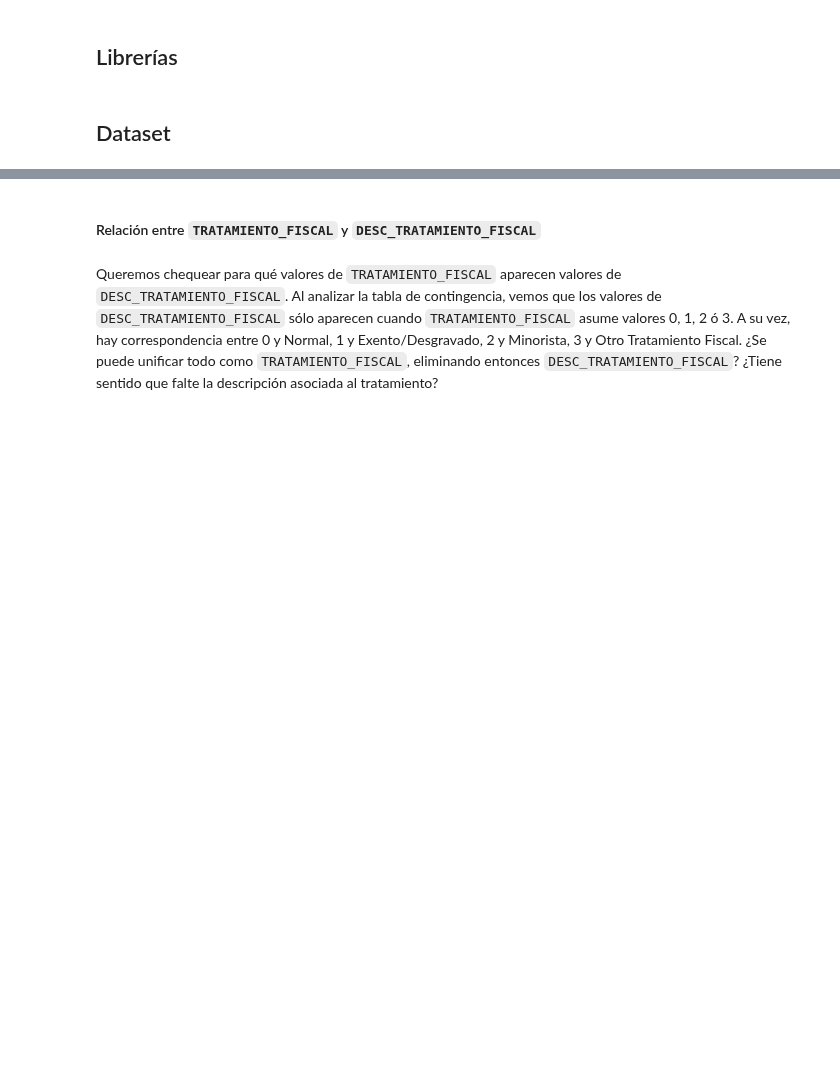
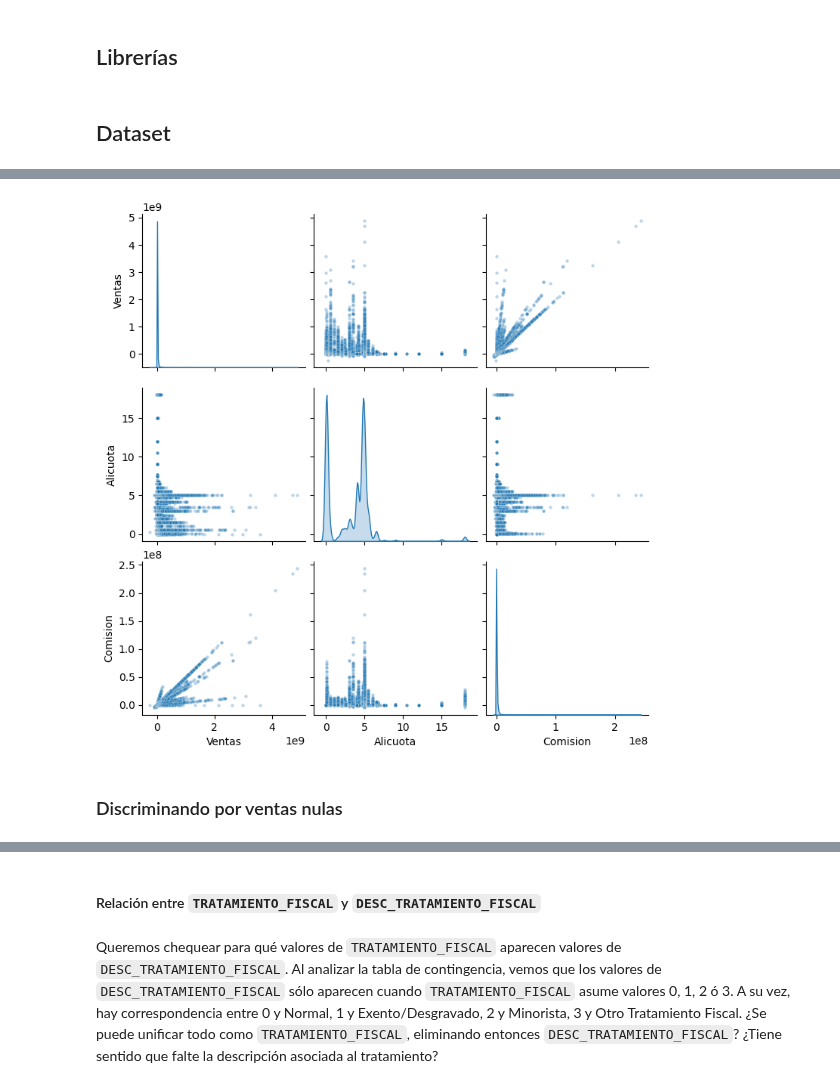
Before and after one commit to Cheva94/Diplo_M16, a Jupyter notebook: AyVD/resolucion02.ipynb, the cells around one changed output, grey strips where cells are left out. Cells and saved outputs as stored; diff of their text form; code cells hidden in the pictures; blank space fills up the shorter version.

Commit message:
Analisis con variables numericas

```diff
--- a/AyVD/resolucion02.ipynb
+++ b/AyVD/resolucion02.ipynb
@@ -129,0 +34,11 @@ for k in range(len(prueba2['ID_VENDEDOR'])):
+# %%
+# Discrimanción por tipo de variables
+temp_cols = ['Año', 'Mes']
+ven_temp = ventas[temp_cols]
+
+cat_cols = ['ID', 'DGR', 'Categoria', 'Trat_Fisc_Agg', 'Trat_Fisc', 'Trat_Dif',
+'CM', 'Deposito', 'Modelo']
+ven_cat = ventas[cat_cols]
+
+num_cols = ['Ventas', 'Alicuota', 'Comision']
+ven_num = ventas[num_cols]
@@ -129,0 +99,8 @@ for k in range(len(prueba2['ID_VENDEDOR'])):
+# %%
+# Full pairplot, sin discriminar entre negativos, nulos y positivos
+sns.pairplot(data=ven_num, diag_kind='kde', plot_kws = {'alpha': 0.3, 's': 10})
+plt.show()
+# %% [output]
+[figure, added]
+# %% [markdown]
+### Discriminando por ventas nulas
```
Also changed, not shown: parts of 76 cells of this notebook, 3 other files.
